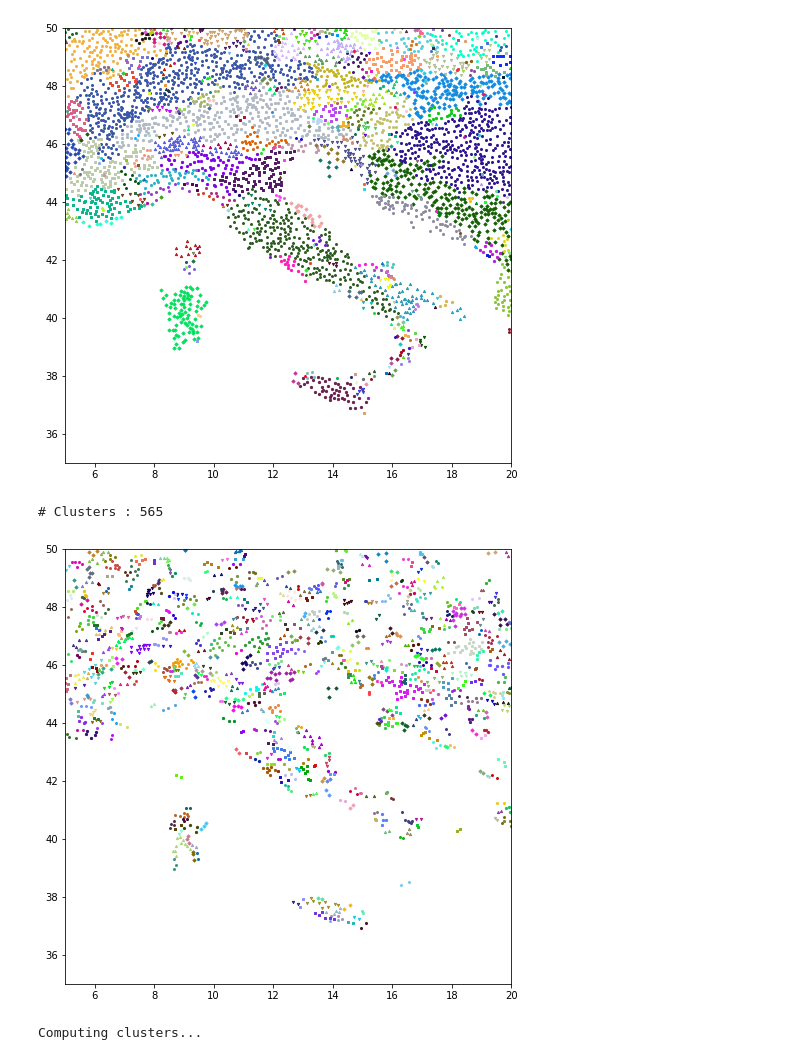
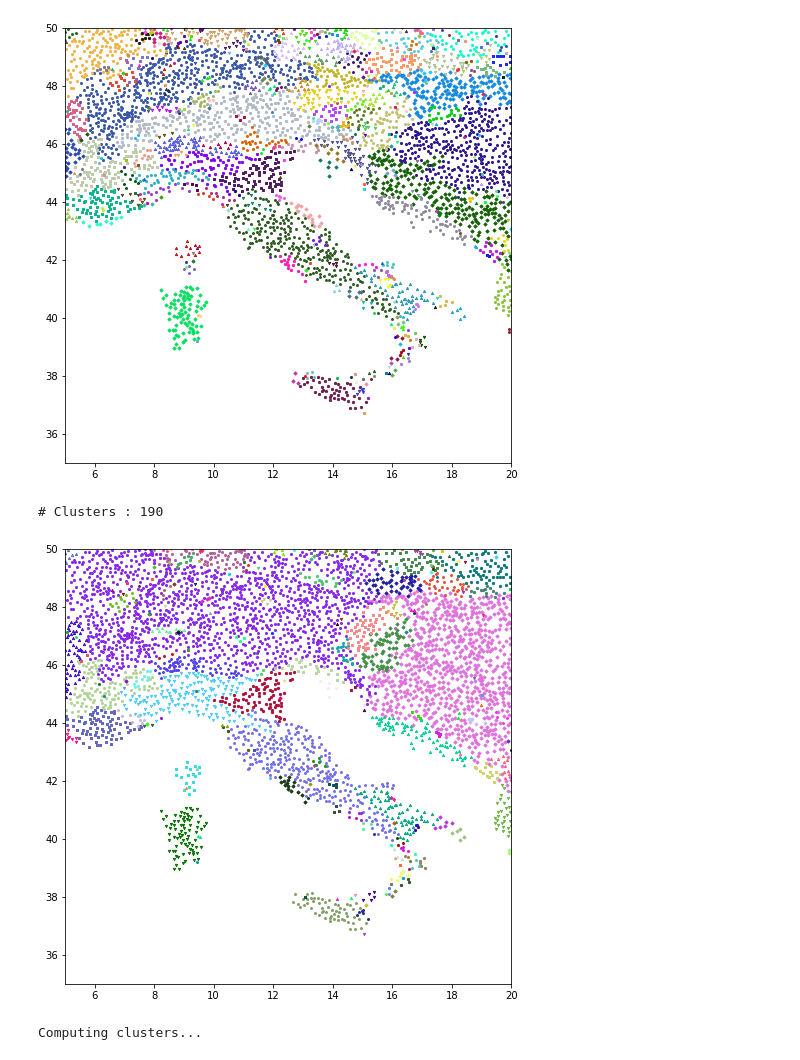
Before and after one commit to climateintelligence/Droughts, a Jupyter notebook: Andrés/notebooks/target_clustering.ipynb, the cells around one changed output. Drawn from its saved outputs; the diff is of its cells as text; code cells hidden in the pictures.

```diff
--- a/Andrés/notebooks/target_clustering.ipynb
+++ b/Andrés/notebooks/target_clustering.ipynb
@@ -96,9 +97,9 @@ plot_clusters(clusters_03_c085, figsize=(8,8), s=5, xmin=5, xmax=20, ymin=35, ym
 # Clusters : 357
 [figure]
 # %%
-print("# Clusters : " + str(len(clusters_03_c09)))
-plot_clusters(clusters_03_c09, figsize=(8,8), s=5, xmin=5, xmax=20, ymin=35, ymax=50)
+print("# Clusters : " + str(len(clusters_03_c08)))
+plot_clusters(clusters_03_c08, figsize=(8,8), s=5, xmin=5, xmax=20, ymin=35, ymax=50)
 # %% [output]
-# Clusters : 565
+# Clusters : 190
-[figure, old version]
+[figure, new version]
 # %%
```
Also changed, not shown: parts of 17 cells of this notebook.
